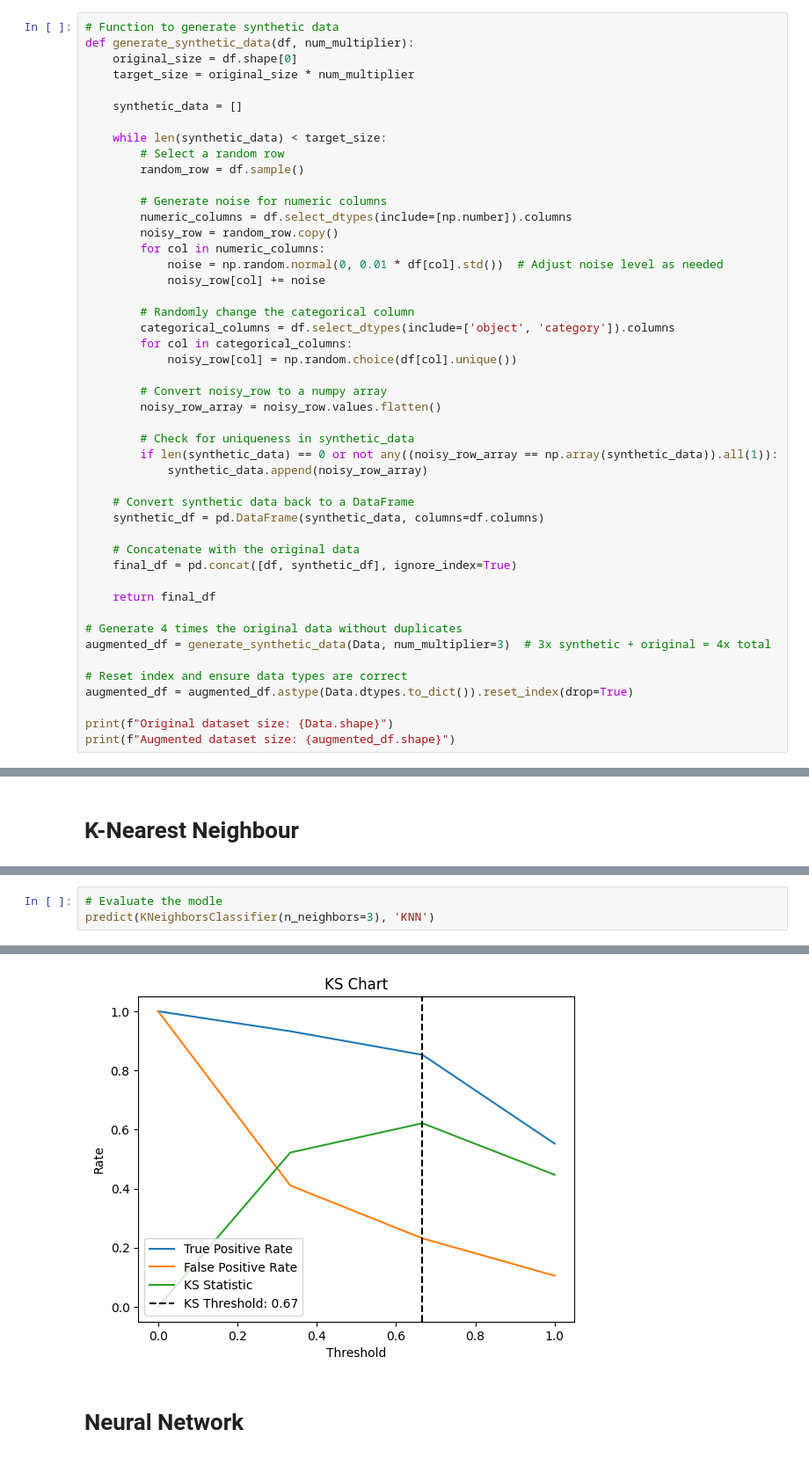
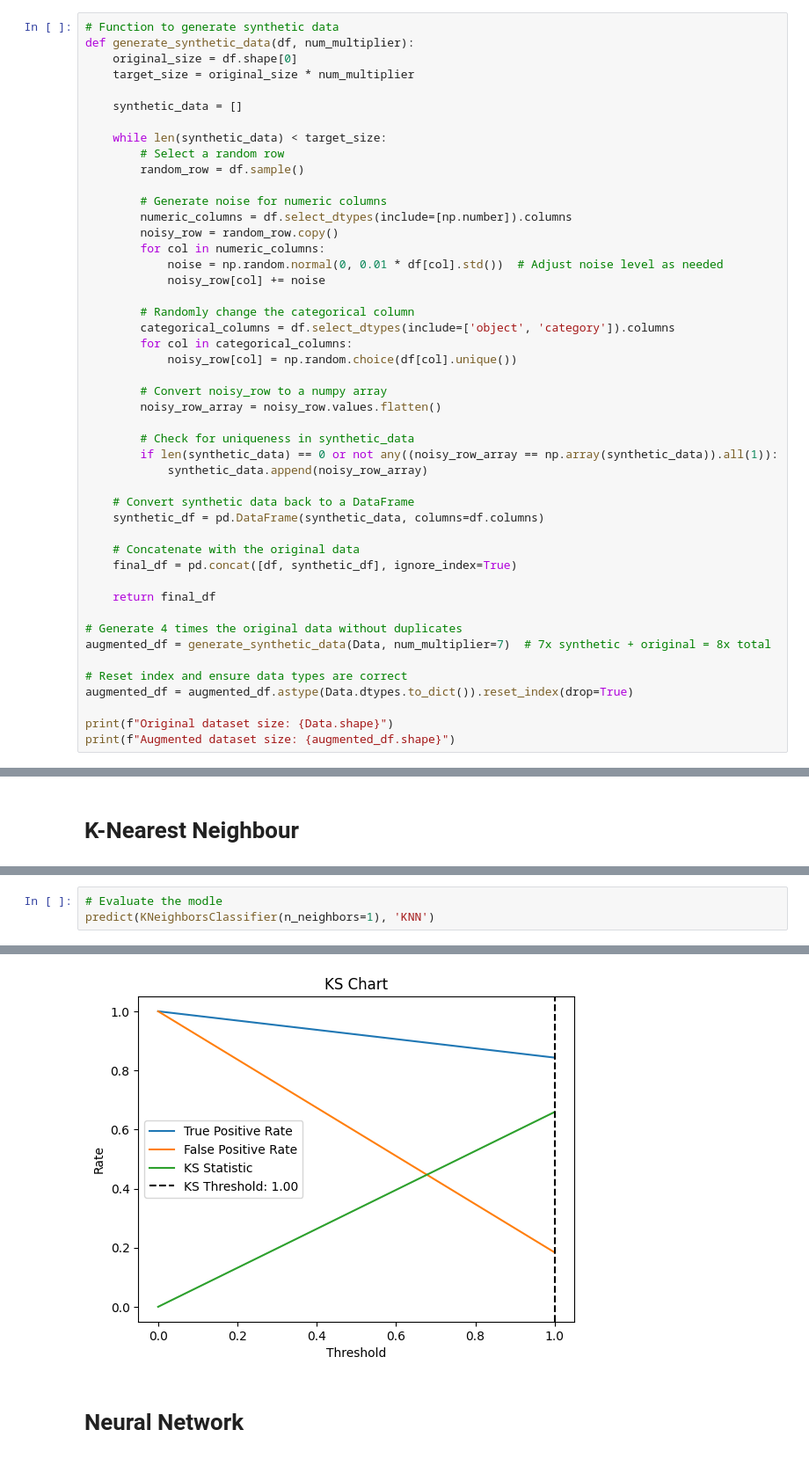
Before and after one commit to Amitkumardas123/Personalized-Healthcare-Recommendations, a Jupyter notebook: Personalized_Healthcare_Recommendations.ipynb, the cells around one changed output, grey strips where cells are left out. Shown at 88% size. Cells and saved outputs as stored; diff of their text form.

```diff
--- a/Personalized_Healthcare_Recommendations.ipynb
+++ b/Personalized_Healthcare_Recommendations.ipynb
@@ -216,7 +216,7 @@ def generate_synthetic_data(df, num_multiplier):
     return final_df
 
 # Generate 4 times the original data without duplicates
-augmented_df = generate_synthetic_data(Data, num_multiplier=3)  # 3x synthetic + original = 4x total
+augmented_df = generate_synthetic_data(Data, num_multiplier=7)  # 7x synthetic + original = 8x total
 
 # Reset index and ensure data types are correct
 augmented_df = augmented_df.astype(Data.dtypes.to_dict()).reset_index(drop=True)
@@ -1026,4 +1018,4 @@ plt.show()
 # %%
 # Evaluate the modle
-predict(KNeighborsClassifier(n_neighbors=3), 'KNN')
+predict(KNeighborsClassifier(n_neighbors=1), 'KNN')
 # %% [output]
@@ -1052,5 +1044,5 @@ y_predict     0     1     1     0     0     1     1     1     0     1
 --------------------------------------------------------------------------------
-[figure, old version]
+[figure, new version]
 # %% [markdown]
 # **Neural Network**
 # %%
```
Also changed, not shown: parts of 34 cells of this notebook.
